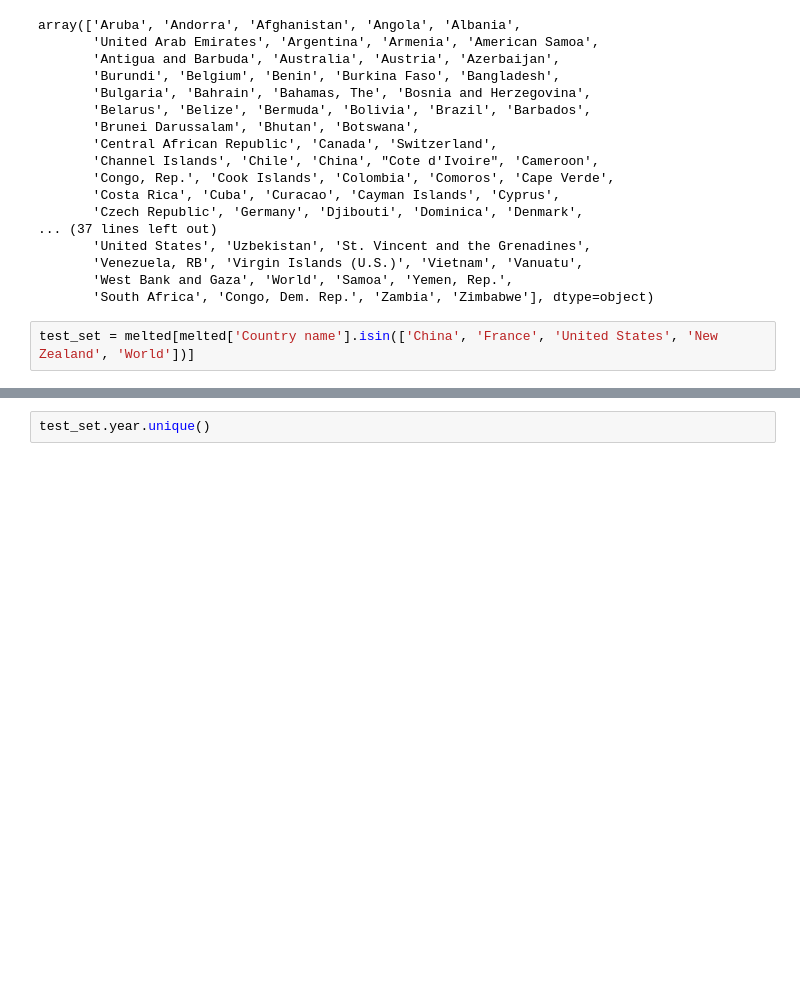
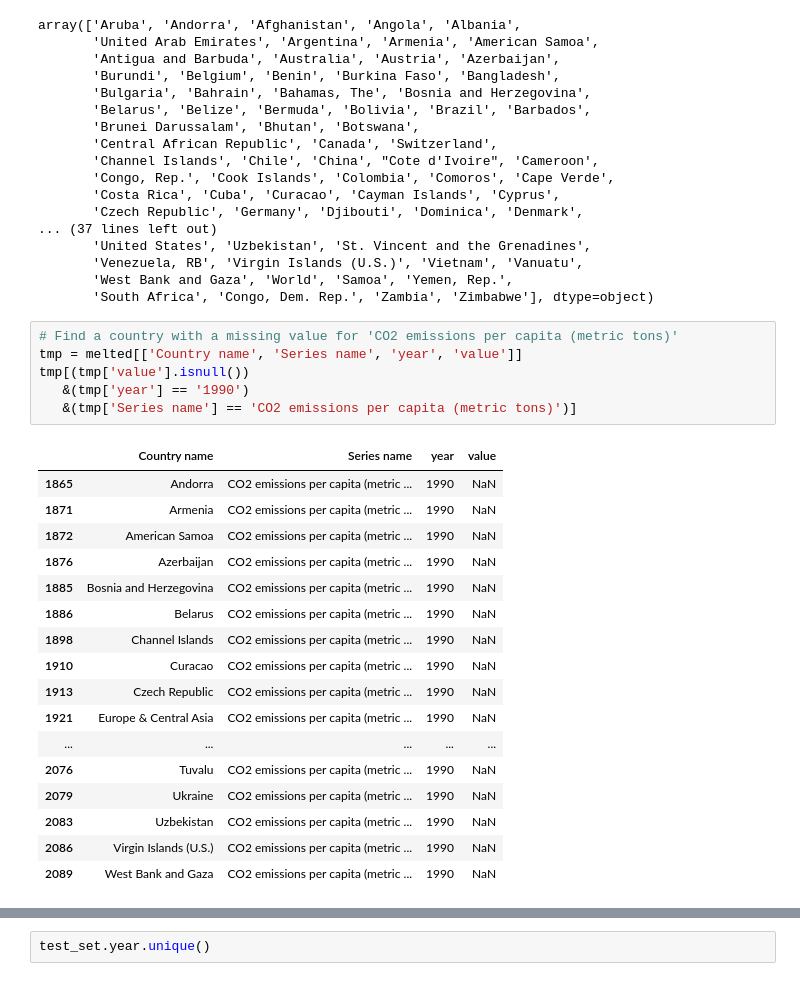
Before and after one commit to CSE512-16S/a3-janetmatsen-mdmurbach, a Jupyter notebook: data/flatten_dates.ipynb, the cells around one changed output, grey strips where cells are left out. Drawn from its saved outputs; the diff is of its cells as text; blank space fills up the shorter version.

```diff
--- a/data/flatten_dates.ipynb
+++ b/data/flatten_dates.ipynb
@@ -55,5 +59,27 @@ array(['Aruba', 'Andorra', 'Afghanistan', 'Angola', 'Albania',
        'Venezuela, RB', 'Virgin Islands (U.S.)', 'Vietnam', 'Vanuatu',
        'West Bank and Gaza', 'World', 'Samoa', 'Yemen, Rep.',
        'South Africa', 'Congo, Dem. Rep.', 'Zambia', 'Zimbabwe'], dtype=object)
-# %%
-test_set = melted[melted['Country name'].isin(['China', 'France', 'United States', 'New Zealand', 'World'])]
+# %%
+# Find a country with a missing value for 'CO2 emissions per capita (metric tons)'
+tmp = melted[['Country name', 'Series name', 'year', 'value']]
+tmp[(tmp['value'].isnull())
+   &(tmp['year'] == '1990')
+   &(tmp['Series name'] == 'CO2 emissions per capita (metric tons)')]
+# %% [output]
+|  | Country name | Series name | year | value |
+| 1865 | Andorra | CO2 emissions per capita (metric ... | 1990 | NaN |
+| 1871 | Armenia | CO2 emissions per capita (metric ... | 1990 | NaN |
+| 1872 | American Samoa | CO2 emissions per capita (metric ... | 1990 | NaN |
+| 1876 | Azerbaijan | CO2 emissions per capita (metric ... | 1990 | NaN |
+| 1885 | Bosnia and Herzegovina | CO2 emissions per capita (metric ... | 1990 | NaN |
+| 1886 | Belarus | CO2 emissions per capita (metric ... | 1990 | NaN |
+| 1898 | Channel Islands | CO2 emissions per capita (metric ... | 1990 | NaN |
+| 1910 | Curacao | CO2 emissions per capita (metric ... | 1990 | NaN |
+| 1913 | Czech Republic | CO2 emissions per capita (metric ... | 1990 | NaN |
+| 1921 | Europe & Central Asia | CO2 emissions per capita (metric ... | 1990 | NaN |
+| ... | ... | ... | ... | ... |
+| 2076 | Tuvalu | CO2 emissions per capita (metric ... | 1990 | NaN |
+| 2079 | Ukraine | CO2 emissions per capita (metric ... | 1990 | NaN |
+| 2083 | Uzbekistan | CO2 emissions per capita (metric ... | 1990 | NaN |
+| 2086 | Virgin Islands (U.S.) | CO2 emissions per capita (metric ... | 1990 | NaN |
+| 2089 | West Bank and Gaza | CO2 emissions per capita (metric ... | 1990 | NaN |
```
Also changed, not shown: parts of 12 cells of this notebook, 2 other files.
